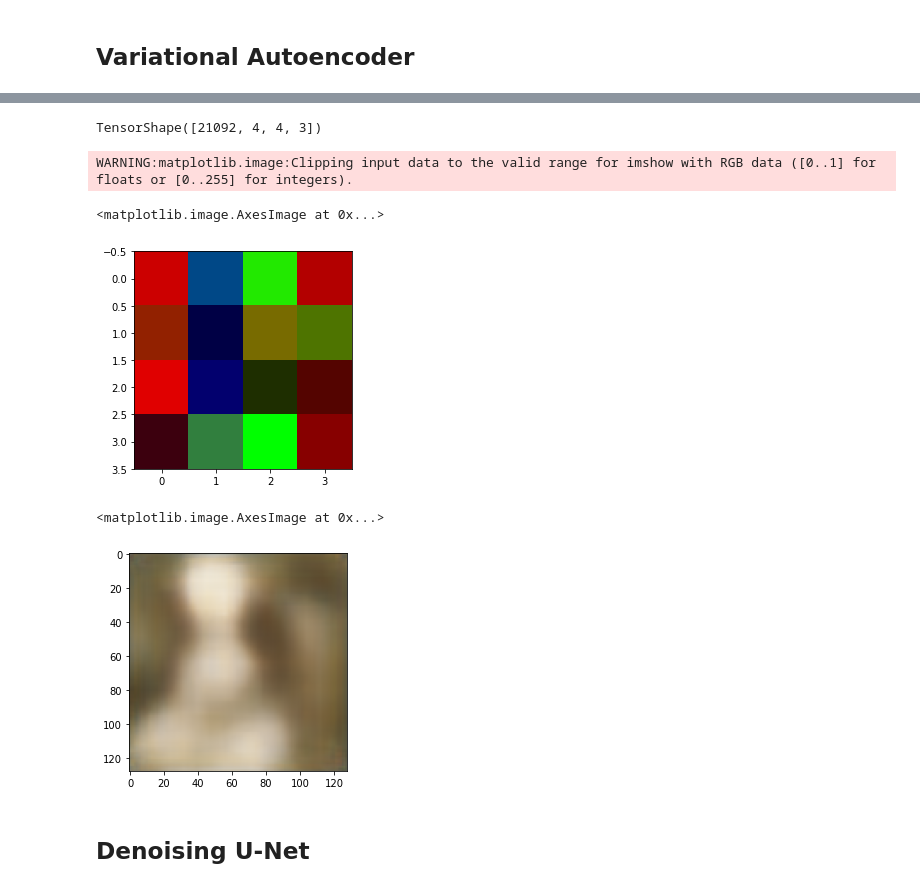
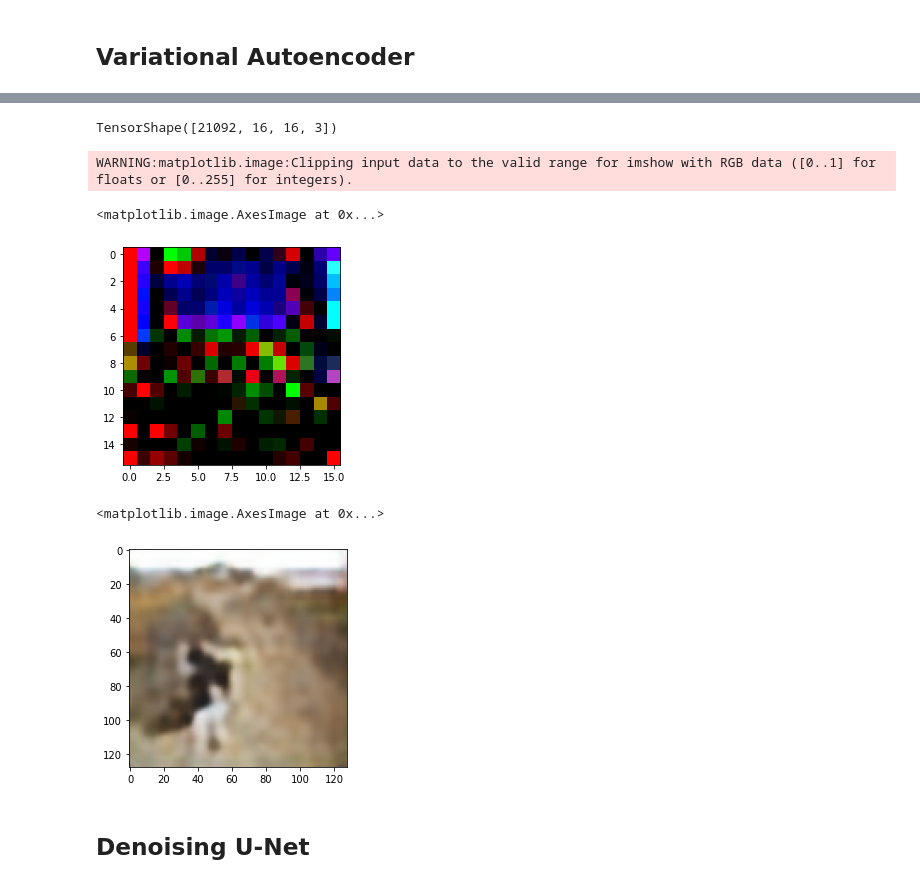
Before and after one commit to hayden-donnelly/ml-notebooks, a Jupyter notebook: latent_diffusion.ipynb, the cells around one changed output, grey strips where cells are left out. Cells and saved outputs as stored; diff of their text form; code cells hidden in the pictures.

```diff
--- a/latent_diffusion.ipynb
+++ b/latent_diffusion.ipynb
@@ -24,9 +24,8 @@ channels = 3
 dropout = 0.1
 autoencoder_batch_size = 512
 diffusion_batch_size = 2048
-autoencoder_widths = [16, 8, 8, 8, 8]
-autoencoder_depth = 10
-latent_size = 4
+autoencoder_widths = [16, 8, 8]
+latent_size = int(image_size / 2**len(autoencoder_widths))
 
 # Diffusion.
 min_signal_rate = 0.02
@@ -182,19 +201,19 @@ for i in range(dogs.__len__()):
 
 encoded_images.shape
 # %% [output]
-TensorShape([21092, 4, 4, 3])
+TensorShape([21092, 16, 16, 3])
 # %%
 plt.imshow(encoded_images[0].numpy().reshape(latent_size, latent_size, channels))
 # %% [output]
 WARNING:matplotlib.image:Clipping input data to the valid range for imshow with RGB data ([0..1] for floats or [0..255] for integers).
 <matplotlib.image.AxesImage at 0x...>
-[figure, old version]
+[figure, new version]
 # %%
 decoded_images = vae.decode(encoded_images[0 : 2])
-plt.imshow(decoded_images[0].numpy().reshape(image_size, image_size, channels))
+plt.imshow(decoded_images[1].numpy().reshape(image_size, image_size, channels))
 # %% [output]
 <matplotlib.image.AxesImage at 0x...>
-[figure, old version]
+[figure, new version]
 # %% [markdown]
 ## Denoising U-Net
 # %%
```
Also changed, not shown: parts of 16 cells of this notebook.
